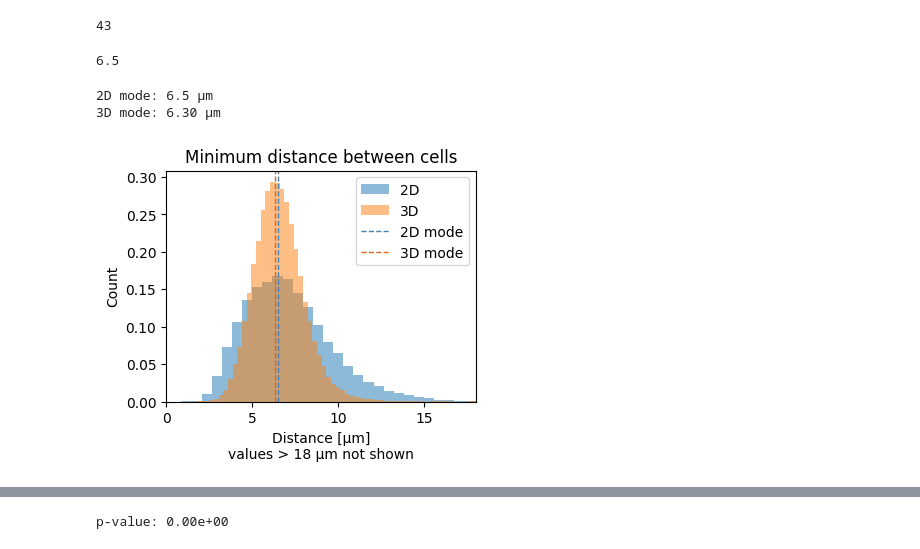
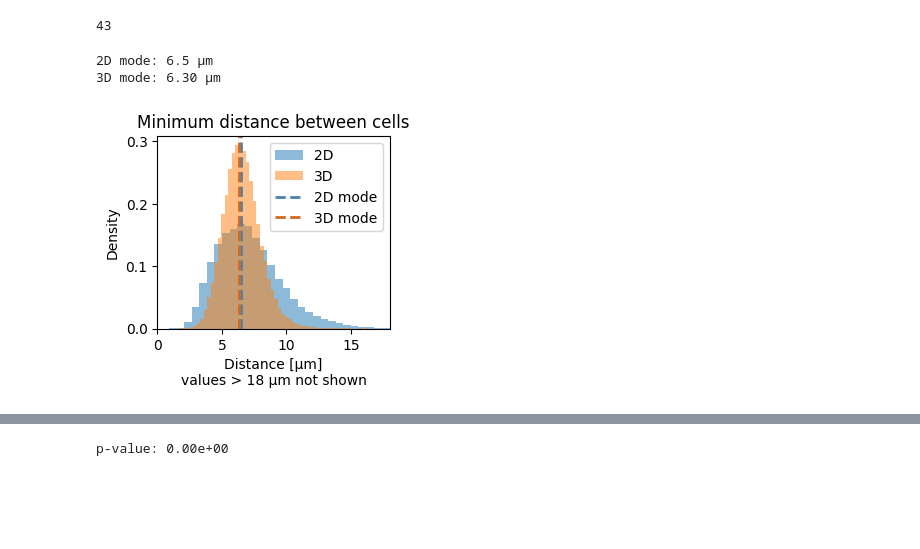
Before and after one commit to SchapiroLabor/nbh_analysis_3D, a Jupyter notebook: scripts/nbh_analysis/nbh_size.ipynb, the cells around one changed output, grey strips where cells are left out. Cells and saved outputs as stored; diff of their text form; code cells hidden in the pictures; blank space fills up the shorter version.

Commit message:
Change plotting params

```diff
--- a/scripts/nbh_analysis/nbh_size.ipynb
+++ b/scripts/nbh_analysis/nbh_size.ipynb
@@ -51,10 +55,6 @@ adata2 = [ ad.AnnData(obs = np.empty((centroids_2D['z'] == i).sum()),
 len(adata2)
 # %% [output]
 43
-# %%
-mode_2D
-# %% [output]
-6.5
 # %%
 ## Min dist between cells
 def min_dist_cells(adata):
@@ -62,35 +62,36 @@ def min_dist_cells(adata):
     dists = tree.query(adata.obsm['spatial'], k=2)[0][:,1]
     return dists
 dists_2D = [ min_dist_cells(adata) for adata in adata2 ]
 dists_3D = min_dist_cells(adata3)
 dists_2D = np.concatenate(dists_2D)
 
 # Find mode (more useful than mean due to long tail)
 # since continuous, smooth first
 def get_mode(dists, maxval):
     bins = np.linspace(0, maxval, maxval*10+1) # step size 0.1
     counts, _ = np.histogram(dists, bins=bins)
     counts_smoothed = gaussian_filter1d(counts, 2)
     mode = bins[ counts_smoothed.argmax() ]
     return mode
 maxval = int( np.ceil( np.max([dists_2D.max(), dists_3D.max()]) ) )
 mode_2D = get_mode(dists_2D, maxval)
 mode_3D = get_mode(dists_3D, maxval)
 
 # Plot
 print(f"2D mode: {mode_2D} μm\n3D mode: {mode_3D:.2f} μm")
-plt.subplots(figsize=(4,3))
+plt.subplots(figsize=(3,2.5))
 plt.hist(dists_2D, bins=100, alpha=0.5, density=True, label='2D')
 plt.hist(dists_3D, bins=100, alpha=0.5, density=True, label='3D')
-plt.axvline(mode_2D, color='steelblue', linestyle='dashed', linewidth=1, label='2D mode')
-plt.axvline(mode_3D, color='chocolate', linestyle='dashed', linewidth=1, label='3D mode')
+plt.axvline(mode_2D, color='steelblue', linestyle='dashed', linewidth=2, label='2D mode')
+plt.axvline(mode_3D, color='chocolate', linestyle='dashed', linewidth=2, label='3D mode')
 plt.xlim(0, 18)
 plt.title('Minimum distance between cells')
 plt.xlabel('Distance [μm]\nvalues > 18 μm not shown')
-plt.ylabel('Count')
+plt.ylabel('Density')
 plt.legend()
+plt.savefig('../../figures/minimum_distance_between_cells.svg', bbox_inches='tight')
 plt.show()
 # %% [output]
 2D mode: 6.5 μm
 3D mode: 6.30 μm
-[figure, old version]
+[figure, new version]
```
Also changed, not shown: parts of 6 cells of this notebook.
